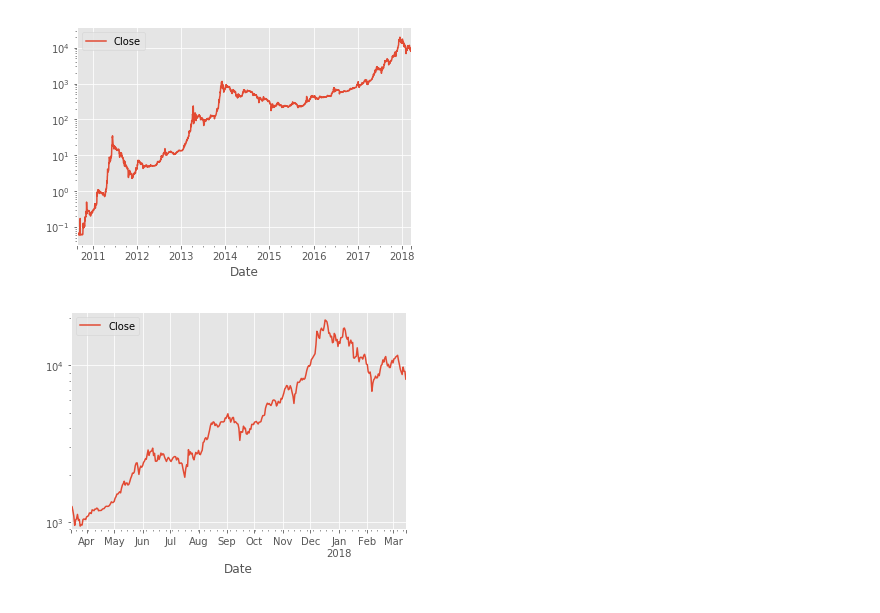
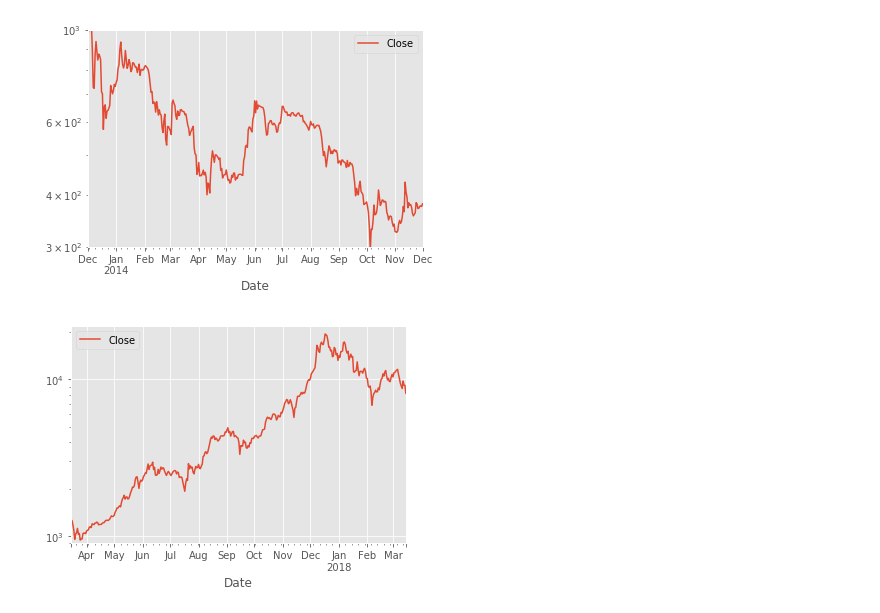
Before and after one commit to CongChen2017/Bitcoin_Twitter_Sentiment_Analysis, a Jupyter notebook: Bitcoin_Price_file.ipynb, the cells around one changed output. Cells and saved outputs as stored; diff of their text form; code cells hidden in the pictures.

```diff
--- a/Bitcoin_Price_file.ipynb
+++ b/Bitcoin_Price_file.ipynb
@@ -17,12 +17,12 @@ bitcoin = bitcoin.dropna()
 # %%
 # plot bitcoin price
 bitcoin.Close.plot(logy=True);
-# plt.xlim(pd.Timestamp('2017-03-15'), pd.Timestamp('2018-03-15'))
-# plt.ylim(900, 22000)
+plt.xlim(pd.Timestamp('2013-12-01'), pd.Timestamp('2014-12-01'))
+plt.ylim(300, 1000)
 plt.legend()
 plt.show()
 # %% [output]
-[figure, old version]
+[figure, new version]
 # %%
 # plot bitcoin price of last 12 months
 bitcoin.Close.plot(logy=True);
```
Also changed, not shown: 1 other file.
